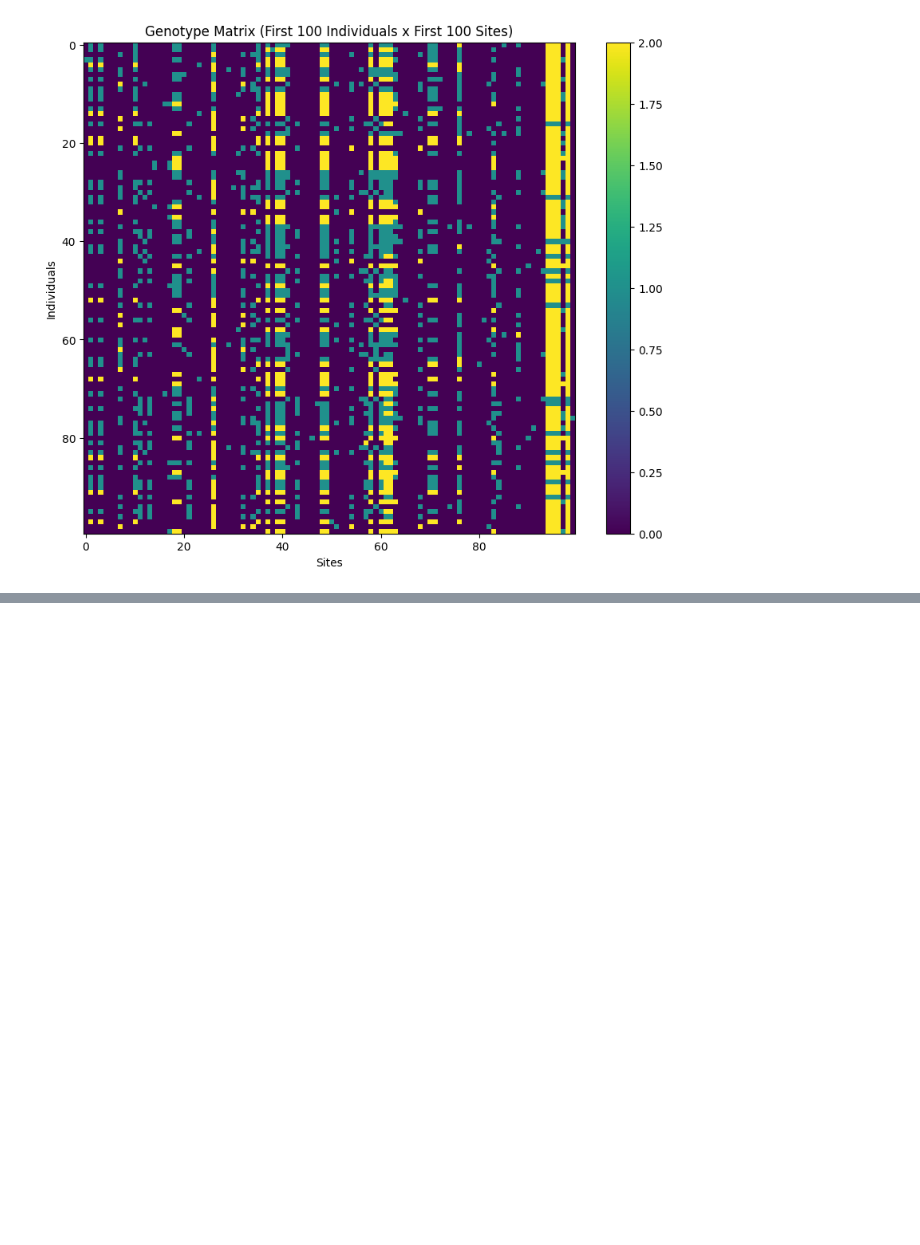
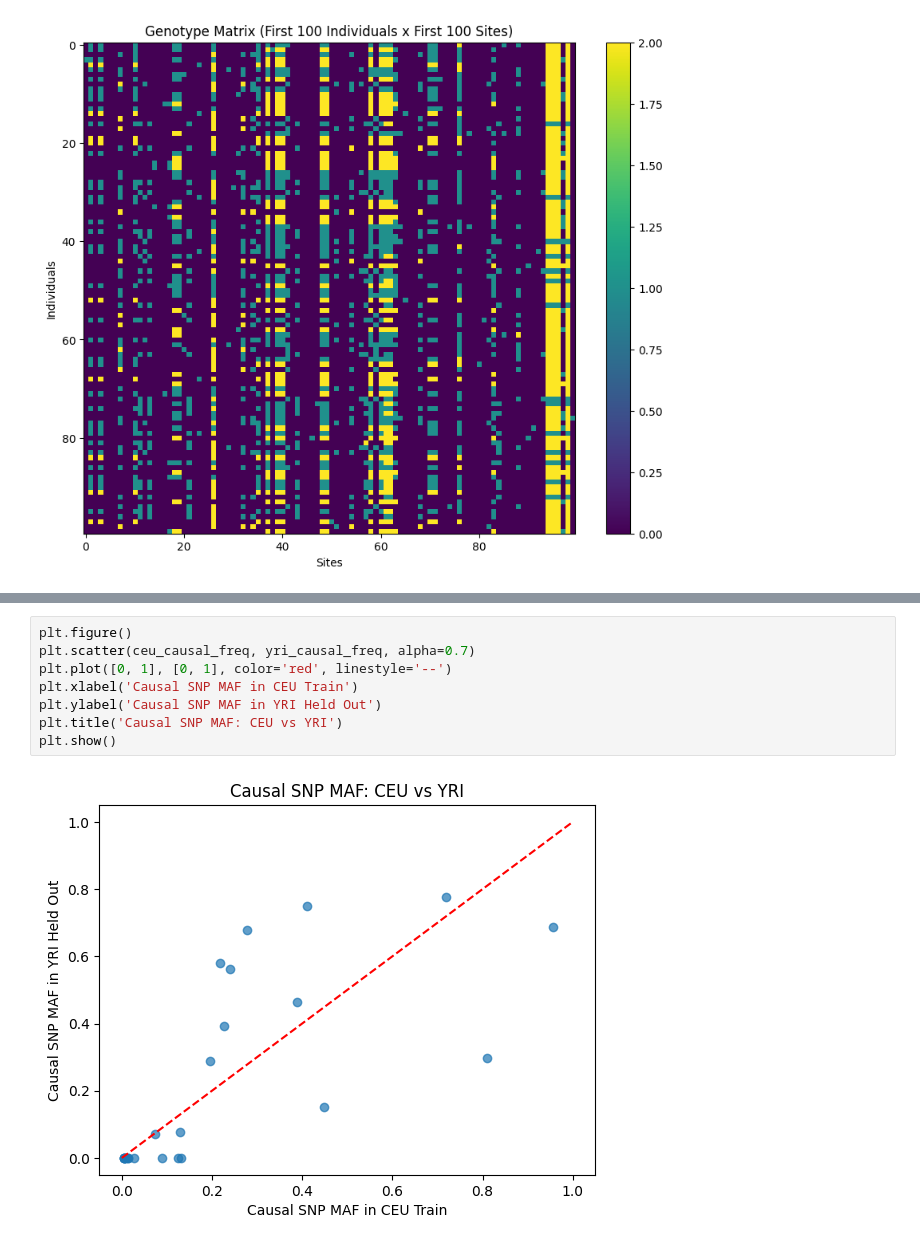
Before and after one commit to ak1376/XPopVAE, a Jupyter notebook: notebooks/inspecting_VAE_output.ipynb, the cells around one changed output, grey strips where cells are left out. Cells and saved outputs as stored; diff of their text form; blank space fills up the shorter version.

```diff
--- a/notebooks/inspecting_VAE_output.ipynb
+++ b/notebooks/inspecting_VAE_output.ipynb
@@ -394,0 +508,10 @@ plt.show()
+# %%
+plt.figure()
+plt.scatter(ceu_causal_freq, yri_causal_freq, alpha=0.7)
+plt.plot([0, 1], [0, 1], color='red', linestyle='--')
+plt.xlabel('Causal SNP MAF in CEU Train')
+plt.ylabel('Causal SNP MAF in YRI Held Out')
+plt.title('Causal SNP MAF: CEU vs YRI')
+plt.show()
+# %% [output]
+[figure, added]
```
Also changed, not shown: parts of 13 cells of this notebook, 7 other files.
